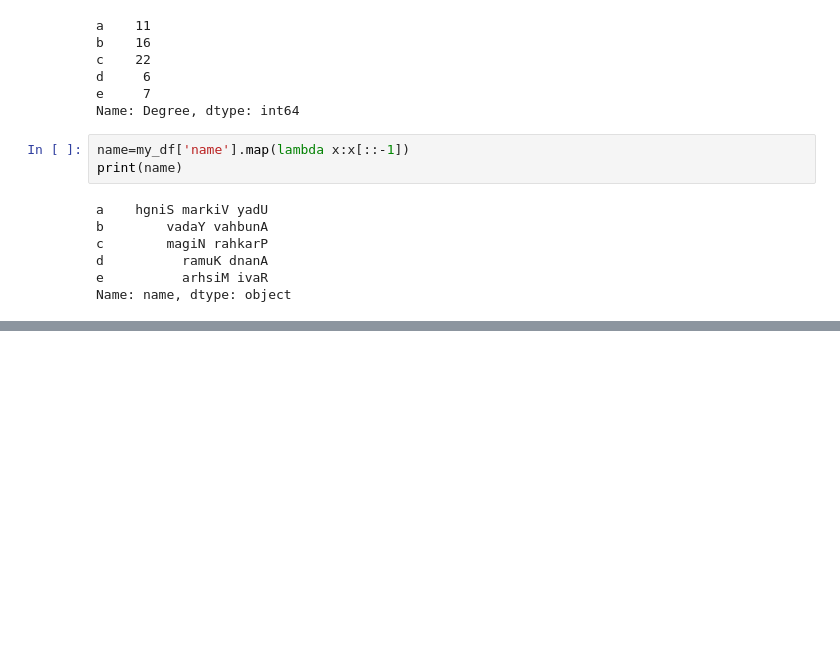
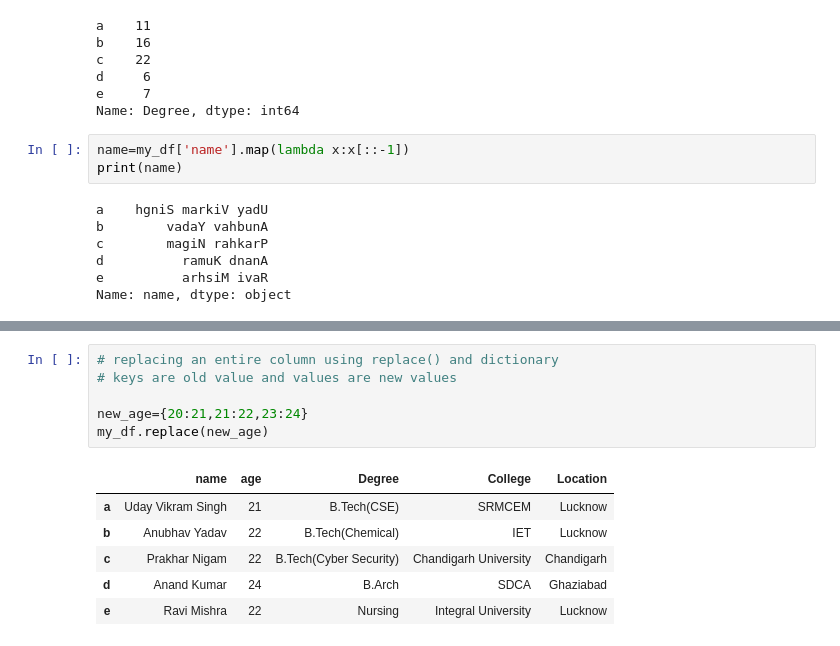
Before and after one commit to udaysingh21/PANDAS, a Jupyter notebook: pandas.ipynb, the cells around one changed output, grey strips where cells are left out. Saved outputs shown, nothing was run; the diff lists cells and outputs as text; blank space fills up the shorter version.

```diff
--- a/pandas.ipynb
+++ b/pandas.ipynb
@@ -331,0 +360,13 @@ Name: name, dtype: object
+# %%
+# replacing an entire column using replace() and dictionary
+# keys are old value and values are new values
+
+new_age={20:21,21:22,23:24}
+my_df.replace(new_age)
+# %% [output]
+|  | name | age | Degree | College | Location |
+| a | Uday Vikram Singh | 21 | B.Tech(CSE) | SRMCEM | Lucknow |
+| b | Anubhav Yadav | 22 | B.Tech(Chemical) | IET | Lucknow |
+| c | Prakhar Nigam | 22 | B.Tech(Cyber Security) | Chandigarh University | Chandigarh |
+| d | Anand Kumar | 24 | B.Arch | SDCA | Ghaziabad |
+| e | Ravi Mishra | 22 | Nursing | Integral University | Lucknow |
```
Also changed, not shown: parts of 7 cells of this notebook.
